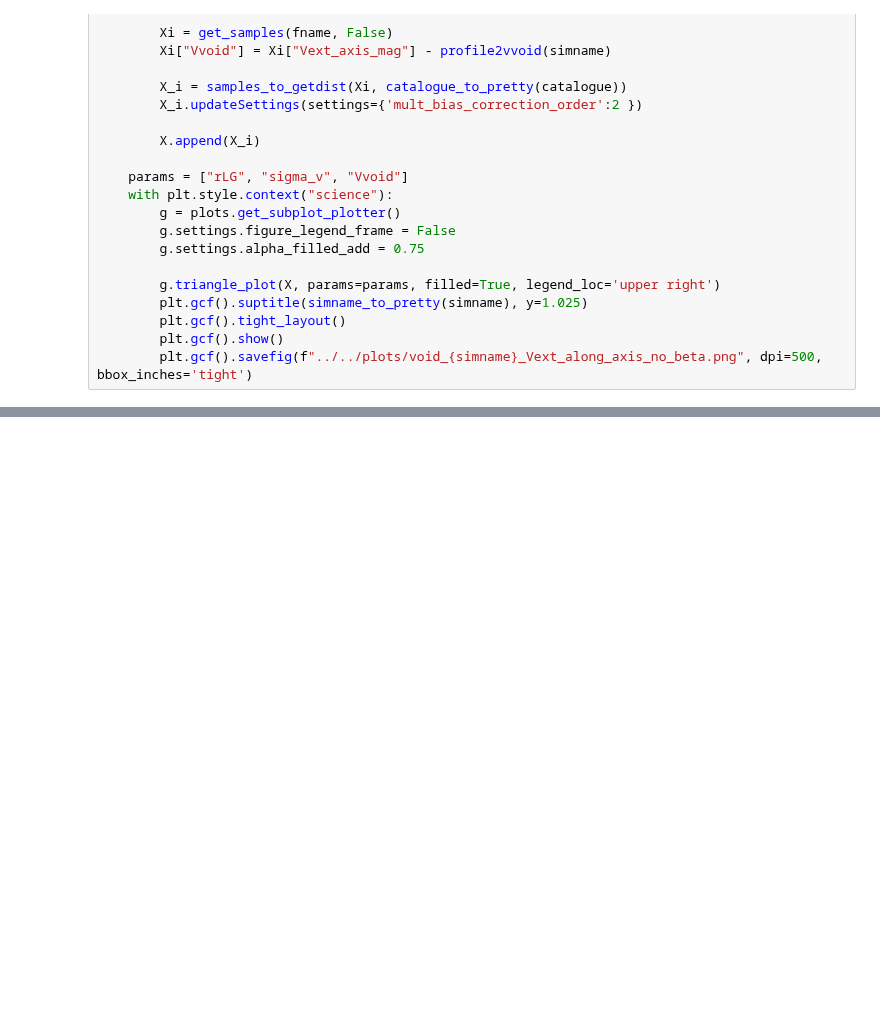
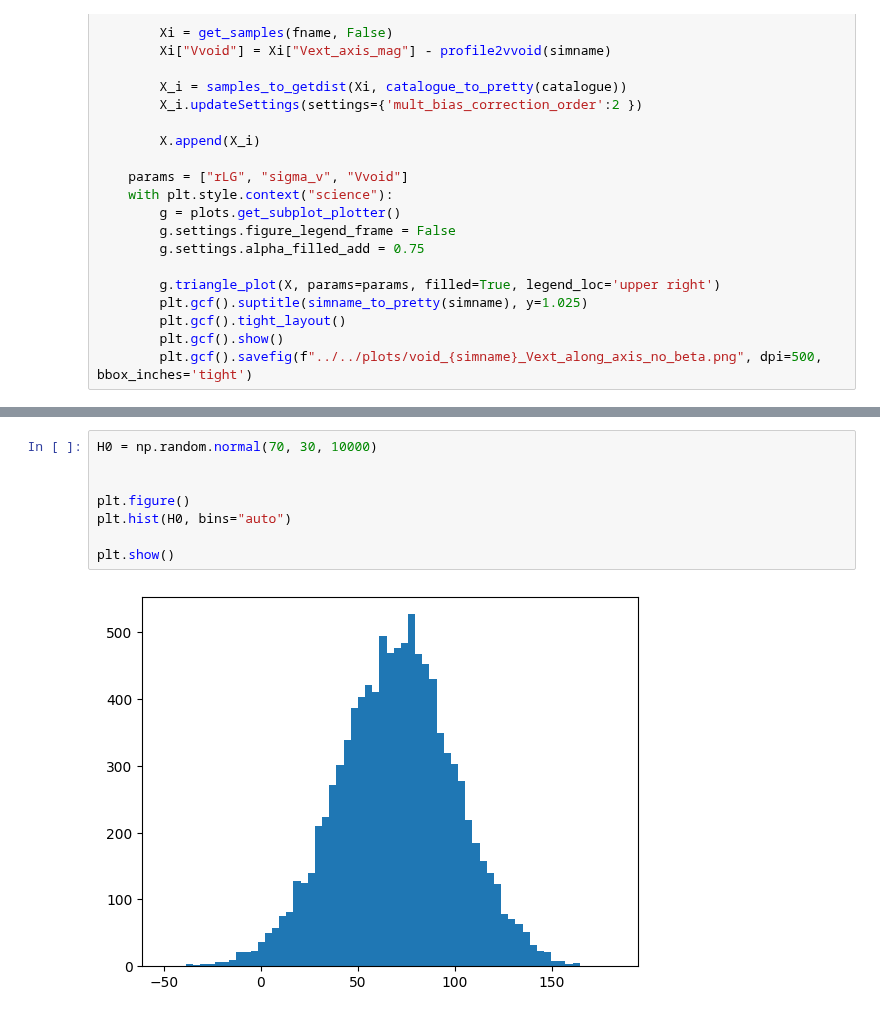
Before and after one commit to Richard-Sti/csiborgtools, a Jupyter notebook: notebooks/flow/void_test.ipynb, the cells around one changed output, grey strips where cells are left out. Saved outputs shown, nothing was run; the diff lists cells and outputs as text; blank space fills up the shorter version.

```diff
--- a/notebooks/flow/void_test.ipynb
+++ b/notebooks/flow/void_test.ipynb
@@ -240,0 +330,10 @@ for simname in ["IndranilVoid_exp", "IndranilVoid_gauss", "IndranilVoid_mb"]:
+# %%
+H0 = np.random.normal(70, 30, 10000)
+
+
+plt.figure()
+plt.hist(H0, bins="auto")
+
+plt.show()
+# %% [output]
+[figure, added]
```
Also changed, not shown: parts of 7 cells of this notebook.
